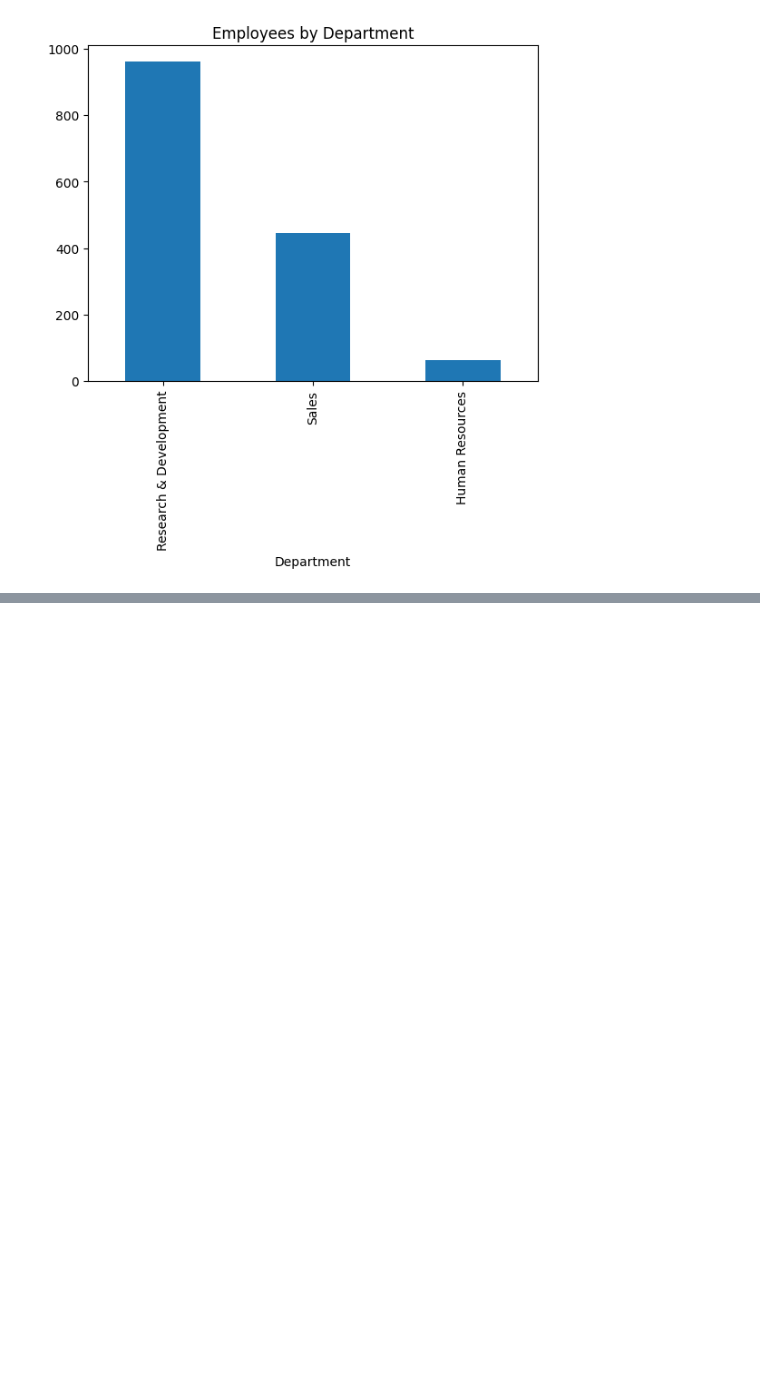
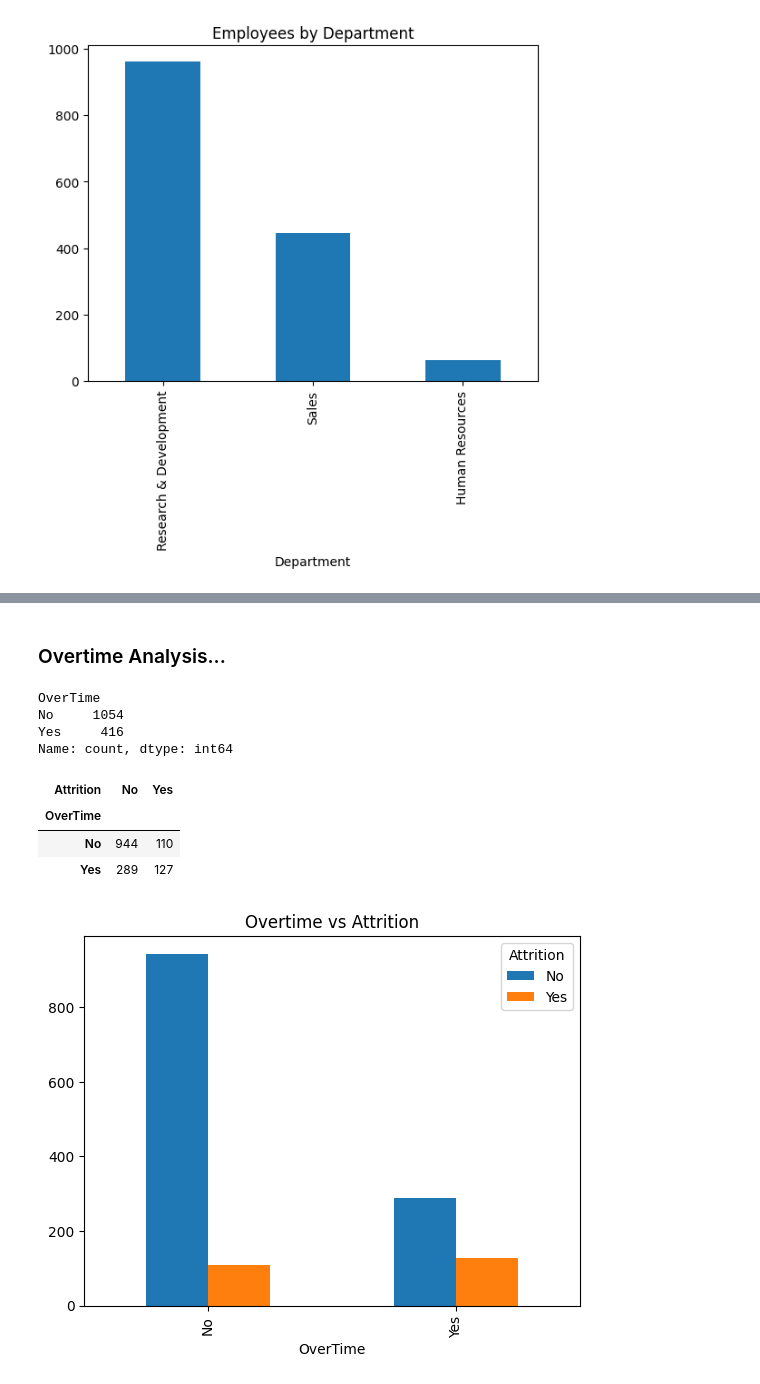
Before and after one commit to Manavitaliya/HR-Analytics-Dashboard, a Jupyter notebook: Data/sssss.ipynb, the cells around one changed output, grey strips where cells are left out. Saved outputs shown, nothing was run; the diff lists cells and outputs as text; code cells hidden in the pictures; blank space fills up the shorter version.

```diff
--- a/Data/sssss.ipynb
+++ b/Data/sssss.ipynb
@@ -206,0 +275,31 @@ plt.show()
+# %% [markdown]
+### Overtime Analysis...
+# %%
+df["OverTime"].value_counts()
+# %% [output]
+OverTime
+No     1054
+Yes     416
+Name: count, dtype: int64
+# %%
+overtime_attrition = pd.crosstab(
+    df["OverTime"],
+    df["Attrition"]
+)
+
+overtime_attrition
+# %% [output]
+| Attrition | No | Yes |
+| OverTime |  |  |
+| No | 944 | 110 |
+| Yes | 289 | 127 |
+# %%
+overtime_attrition.plot(
+    kind="bar"
+)
+
+plt.title("Overtime vs Attrition")
+
+plt.show()
+# %% [output]
+[figure, added]
```
Also changed, not shown: parts of 19 cells of this notebook, 1 other file.
